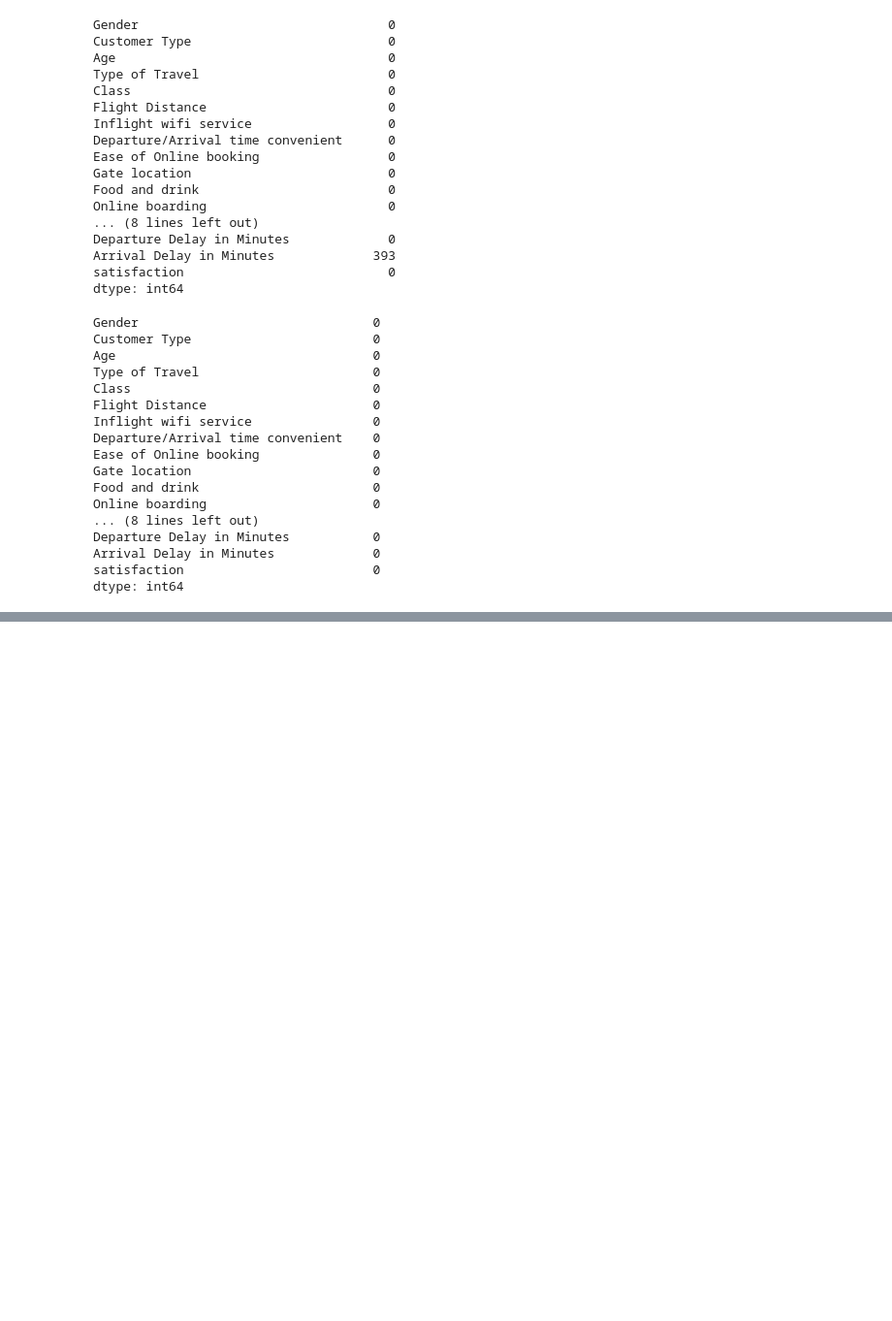
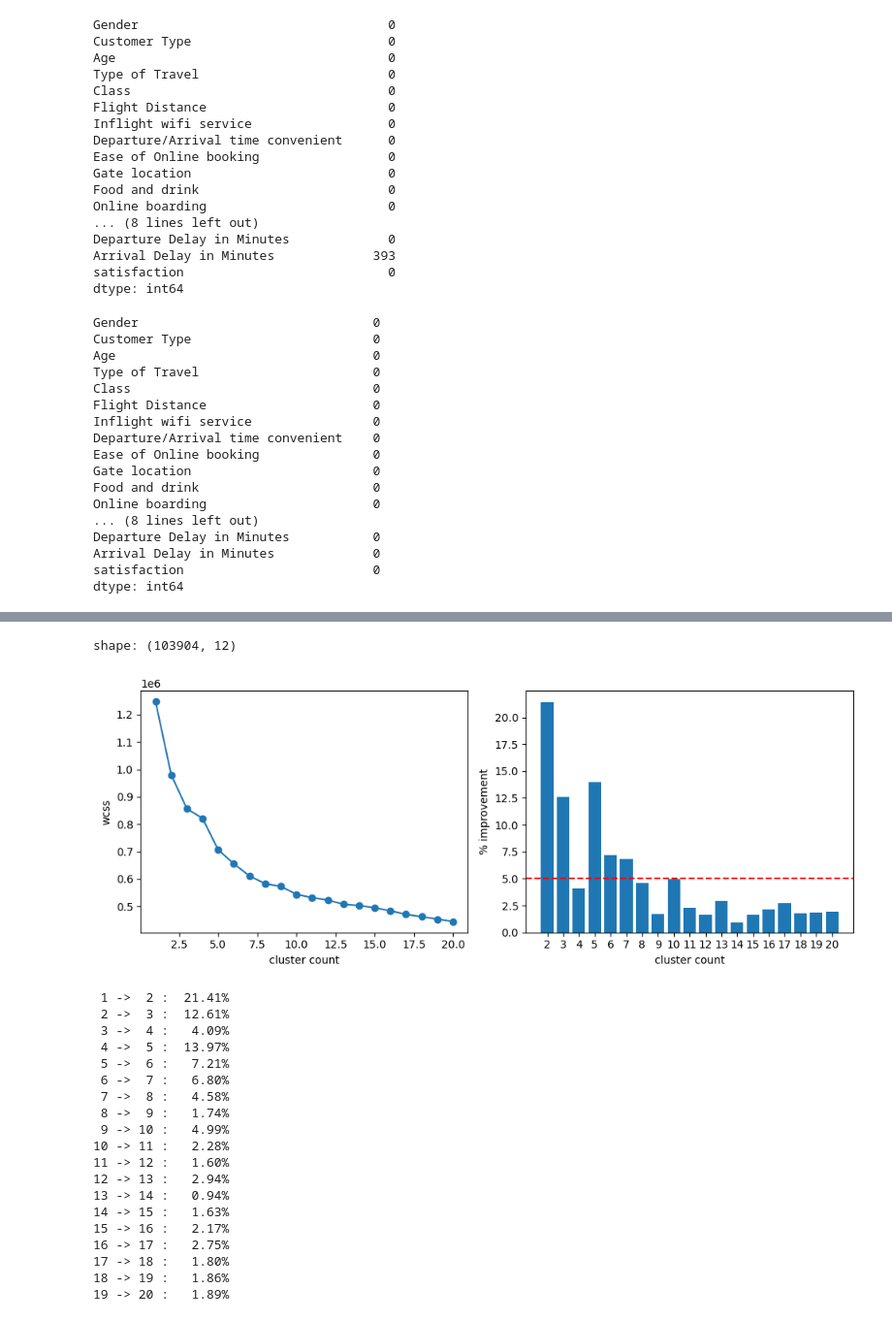
Before and after one commit to serafi-nebot-uib/ia_2025, a Jupyter notebook: notebooks/practica-3/main.ipynb, the cells around one changed output, grey strips where cells are left out. Shown at 97% size. Drawn from its saved outputs; the diff is of its cells as text; code cells hidden in the pictures; blank space fills up the shorter version.

```diff
--- a/notebooks/practica-3/main.ipynb
+++ b/notebooks/practica-3/main.ipynb
@@ -248,0 +266,60 @@ KeyError: "['Customer Type', 'Class'] not in index"
+# %%
+ignore = ["Departure/Arrival time convenient", "Gate location","Gender_Male", "Departure Delay in Minutes", "Arrival Delay in Minutes"]
+train = train.drop(columns=ignore)
+
+Y_train = train[trgcol]
+X_train = train.drop(columns=[trgcol])
+
+scaler = StandardScaler()
+X_train_scaled = scaler.fit_transform(X_train)
+print(f"shape: {X_train_scaled.shape}")
+# %% [output]
+shape: (103904, 12)
+# %%
+cnt = np.arange(1, 20 + 1)
+wcss = np.zeros(len(cnt))
+for i in cnt:
+  kmeans = KMeans(n_clusters=i, init="k-means++", random_state=420)
+  kmeans.fit(X_train_scaled)
+  wcss[i-1] = kmeans.inertia_
+
+change_cnt = np.concat([cnt[:-1].reshape(-1, 1), cnt[1:].reshape(-1, 1)], axis=1)
+change_pct = (wcss[:-1] - wcss[1:]) / wcss[:-1] * 100
+
+fig, (ax_wcss, ax_change) = plt.subplots(1, 2, figsize=(5 * 2, 4))
+
+ax_wcss.plot(cnt, wcss, marker="o")
+ax_wcss.set_xlabel("cluster count")
+ax_wcss.set_ylabel("wcss")
+
+ax_change.bar(cnt[1:], change_pct)
+ax_change.set_xticks(cnt[1:])
+ax_change.set_xlabel("cluster count")
+ax_change.set_ylabel("% improvement")
+ax_change.axhline(y=5, color='red', linestyle='--')
+
+plt.tight_layout()
+plt.show()
+
+for (c1, c2), p in zip(change_cnt, change_pct): print(f"{c1:2d} -> {c2:2d} : {p:6.2f}%")
+# %% [output]
+[figure, added]
+ 1 ->  2 :  21.41%
+ 2 ->  3 :  12.61%
+ 3 ->  4 :   4.09%
+ 4 ->  5 :  13.97%
+ 5 ->  6 :   7.21%
+ 6 ->  7 :   6.80%
+ 7 ->  8 :   4.58%
+ 8 ->  9 :   1.74%
+ 9 -> 10 :   4.99%
+10 -> 11 :   2.28%
+11 -> 12 :   1.60%
+12 -> 13 :   2.94%
+13 -> 14 :   0.94%
+14 -> 15 :   1.63%
+15 -> 16 :   2.17%
+16 -> 17 :   2.75%
+17 -> 18 :   1.80%
+18 -> 19 :   1.86%
+19 -> 20 :   1.89%
```
Also changed, not shown: parts of 22 cells of this notebook.
